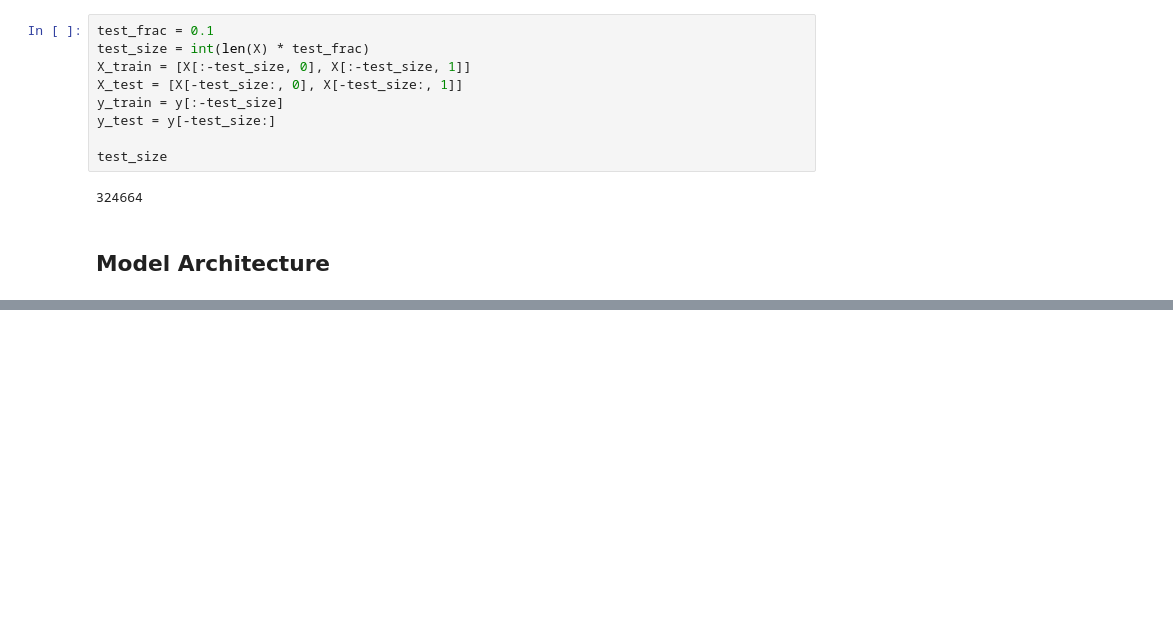
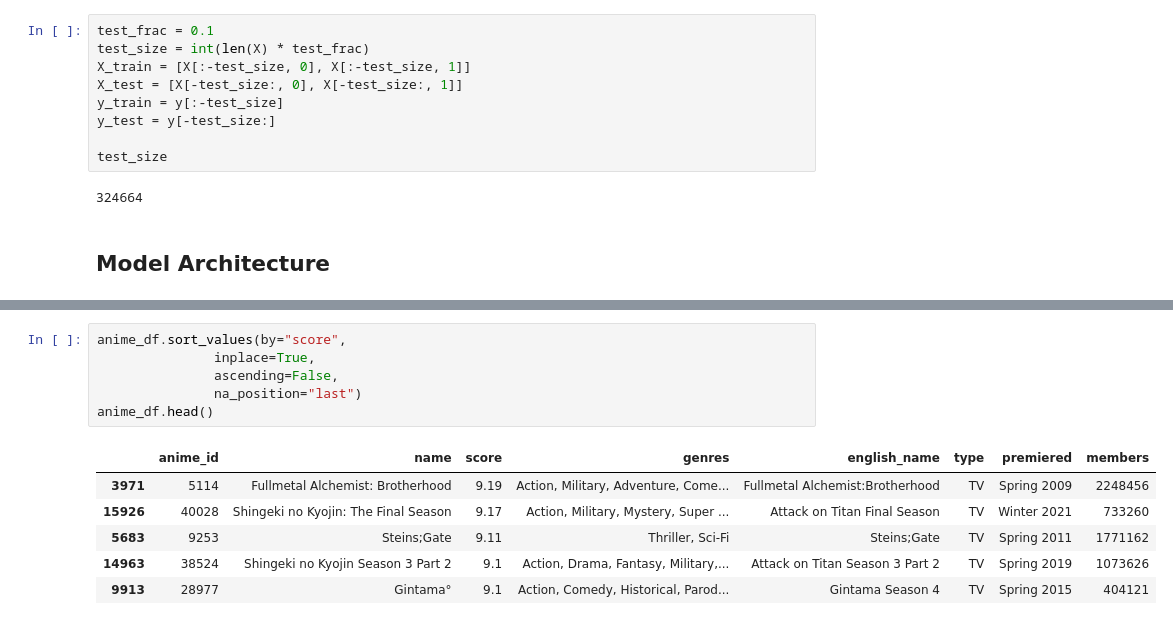
Before and after one commit to heymarco/MLOpsRecommenderSystem, a Jupyter notebook: notebooks/notebook.ipynb, the cells around one changed output, grey strips where cells are left out. Saved outputs shown, nothing was run; the diff lists cells and outputs as text; blank space fills up the shorter version.

```diff
--- a/notebooks/notebook.ipynb
+++ b/notebooks/notebook.ipynb
@@ -212,0 +268,13 @@ Epoch 9/20
+# %%
+anime_df.sort_values(by="score",
+               inplace=True,
+               ascending=False,
+               na_position="last")
+anime_df.head()
+# %% [output]
+|  | anime_id | name | score | genres | english_name | type | premiered | members |
+| 3971 | 5114 | Fullmetal Alchemist: Brotherhood | 9.19 | Action, Military, Adventure, Come... | Fullmetal Alchemist:Brotherhood | TV | Spring 2009 | 2248456 |
+| 15926 | 40028 | Shingeki no Kyojin: The Final Season | 9.17 | Action, Military, Mystery, Super ... | Attack on Titan Final Season | TV | Winter 2021 | 733260 |
+| 5683 | 9253 | Steins;Gate | 9.11 | Thriller, Sci-Fi | Steins;Gate | TV | Spring 2011 | 1771162 |
+| 14963 | 38524 | Shingeki no Kyojin Season 3 Part 2 | 9.1 | Action, Drama, Fantasy, Military,... | Attack on Titan Season 3 Part 2 | TV | Spring 2019 | 1073626 |
+| 9913 | 28977 | Gintama° | 9.1 | Action, Comedy, Historical, Parod... | Gintama Season 4 | TV | Spring 2015 | 404121 |
```
Also changed, not shown: parts of 26 cells of this notebook, 2 other files.
